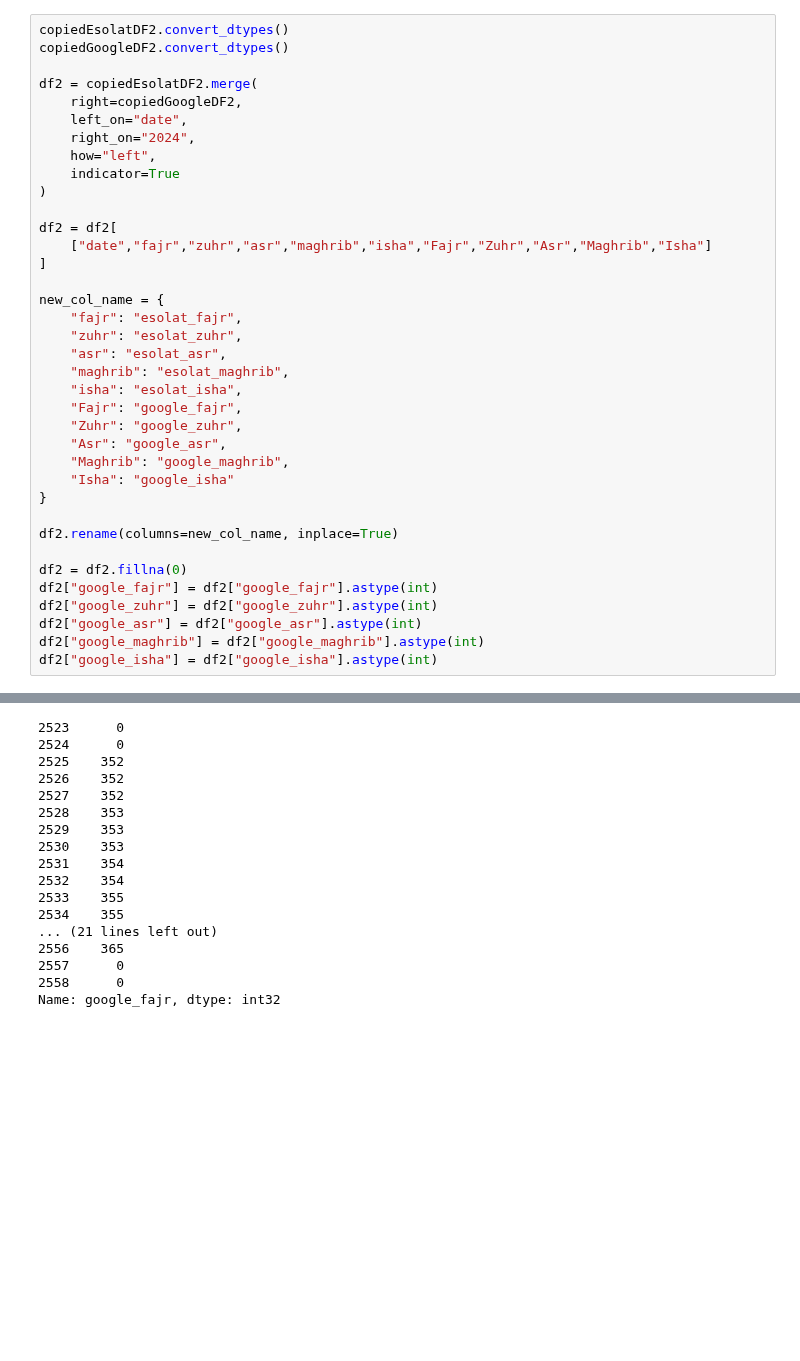
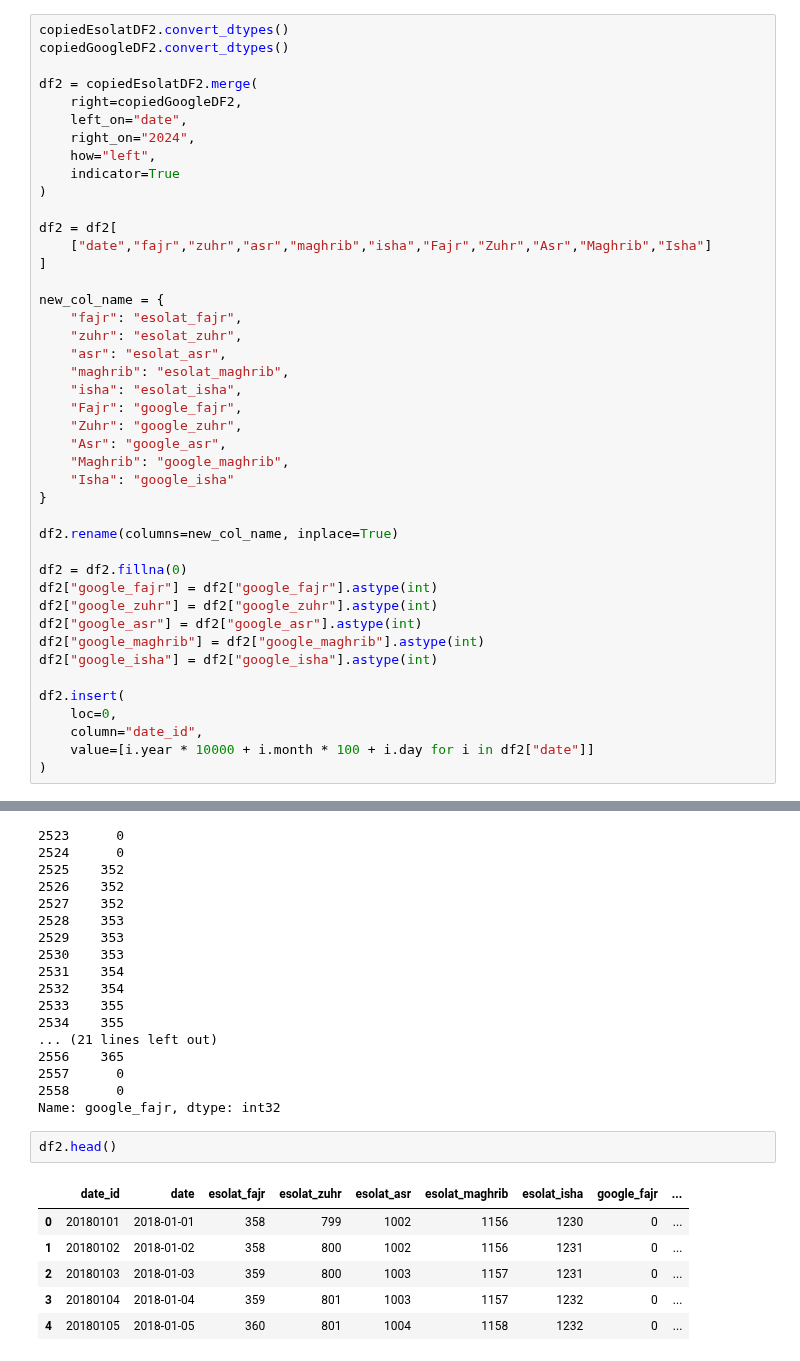
Before and after one commit to azamsuratem/predictprayertimes, a Jupyter notebook: python/data_collection.ipynb, the cells around one changed output, grey strips where cells are left out. Saved outputs shown, nothing was run; the diff lists cells and outputs as text; blank space fills up the shorter version.

Commit message:
add date_id col in DW based on star schema

```diff
--- a/python/data_collection.ipynb
+++ b/python/data_collection.ipynb
@@ -314,6 +296,12 @@ df2["google_zuhr"] = df2["google_zuhr"].astype(int)
 df2["google_asr"] = df2["google_asr"].astype(int)
 df2["google_maghrib"] = df2["google_maghrib"].astype(int)
 df2["google_isha"] = df2["google_isha"].astype(int)
+
+df2.insert(
+    loc=0,
+    column="date_id",
+    value=[i.year * 10000 + i.month * 100 + i.day for i in df2["date"]]
+)
 # %%
 df2.loc[2523:2558,"google_fajr"]
 # %% [output]
@@ -334,4 +322,13 @@ df2.loc[2523:2558,"google_fajr"]
 2557      0
 2558      0
 Name: google_fajr, dtype: int32
+# %%
+df2.head()
+# %% [output]
+|  | date_id | date | esolat_fajr | esolat_zuhr | esolat_asr | esolat_maghrib | esolat_isha | google_fajr | ... |
+| 0 | 20180101 | 2018-01-01 | 358 | 799 | 1002 | 1156 | 1230 | 0 | ... |
+| 1 | 20180102 | 2018-01-02 | 358 | 800 | 1002 | 1156 | 1231 | 0 | ... |
+| 2 | 20180103 | 2018-01-03 | 359 | 800 | 1003 | 1157 | 1231 | 0 | ... |
+| 3 | 20180104 | 2018-01-04 | 359 | 801 | 1003 | 1157 | 1232 | 0 | ... |
+| 4 | 20180105 | 2018-01-05 | 360 | 801 | 1004 | 1158 | 1232 | 0 | ... |
 # %%
```
Also changed, not shown: parts of 3 cells of this notebook, 1 other file.
